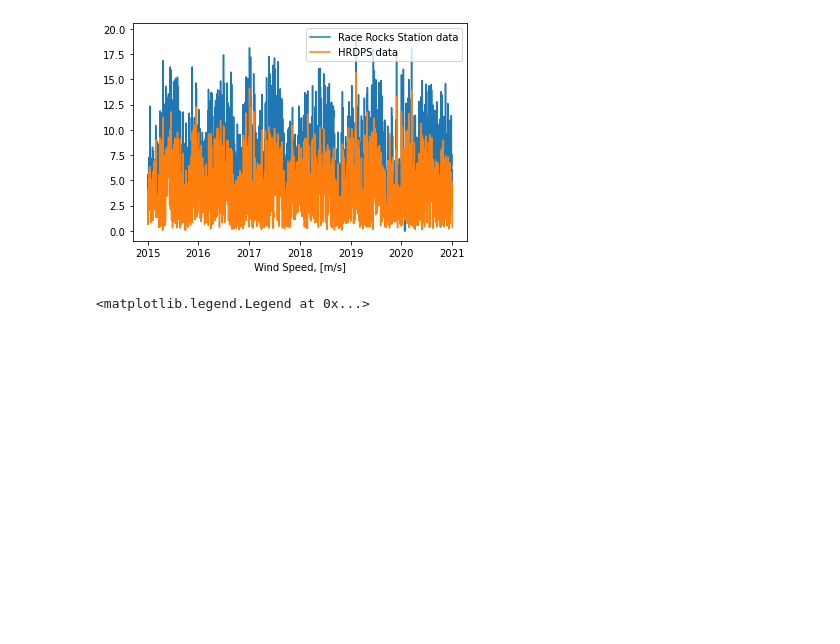
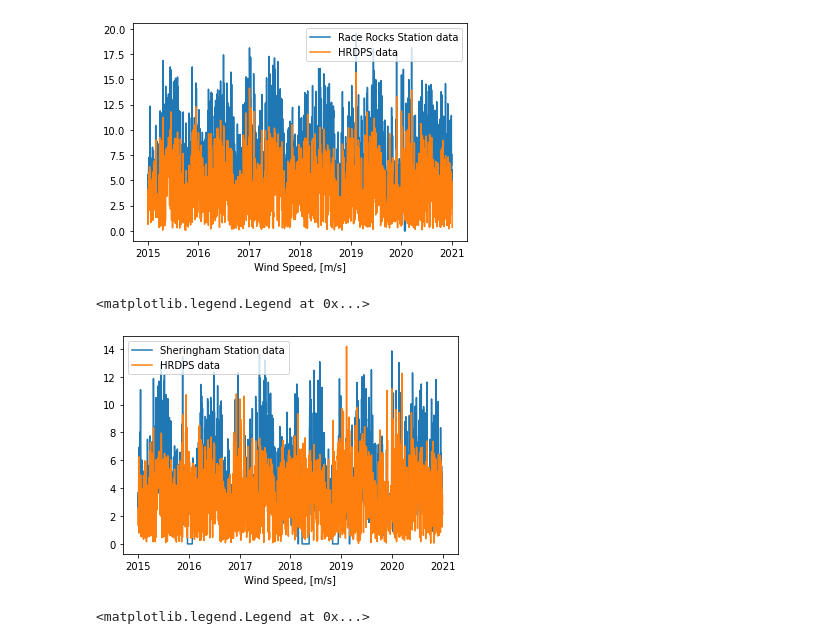
Before and after one commit to rbeutel/eosc510, a Jupyter notebook: Station_HRDPS.ipynb, the cells around one changed output. Saved outputs shown, nothing was run; the diff lists cells and outputs as text; code cells hidden in the pictures; blank space fills up the shorter version.

```diff
--- a/Station_HRDPS.ipynb
+++ b/Station_HRDPS.ipynb
@@ -72,6 +52,9 @@ RR_davg = RR_davg.drop([datetime.datetime(2016,2,29),datetime.datetime(2020,2,29
 # %%
-#flip the racerocks direction data so that it is the same way that ocenaographers look at it
+#flip the direction data so that it is the same way that ocenaographers look at it
 for i in range(len(RR_davg['Wind Dir (10s deg)'])):
     RR_davg['Wind Dir (10s deg)'][i]=RR_davg['Wind Dir (10s deg)'][i]+18
+    SH_davg['Wind Dir (10s deg)'][i]=SH_davg['Wind Dir (10s deg)'][i]+18
     if RR_davg['Wind Dir (10s deg)'][i]>=36:
         RR_davg['Wind Dir (10s deg)'][i]=RR_davg['Wind Dir (10s deg)'][i]-36
+    if SH_davg['Wind Dir (10s deg)'][i]>=36:
+        SH_davg['Wind Dir (10s deg)'][i]=SH_davg['Wind Dir (10s deg)'][i]-36
@@ -108,11 +72,11 @@ def find_nearest(array, value):
 lat = racerocks['Latitude (y)'][0]
 lon = racerocks['Longitude (x)'][0]+360 #the lat and lon we want to aim for
 buffer = 0.01 #play around in this until narrowed in on one best values
-ind=0
+ind_RR=0
 
 for i in range(len(hrdps_lon)):
     if hrdps_lon[i] > (lon-buffer) and hrdps_lon[i] < (lon+buffer) and hrdps_lat[i] > (lat-buffer) and hrdps_lat[i] < (lat+buffer):
-        ind=i
+        ind_RR=i
 
 # closest = find_nearest(hrdps_lat,racerocks['Latitude (y)'][0])
 # lat_ind = np.where(hrdps_lat == closest)[0][0]
@@ -120,6 +84,6 @@ for i in range(len(hrdps_lon)):
 # closest = find_nearest(hrdps_lon,racerocks['Longitude (x)'][0]+360)
 # lon_ind = np.where(hrdps_lon == closest)[0][0]
 
-print('HRDPS closest lat= '+str(hrdps_lat[ind])+', closest lon= '+str(hrdps_lon[ind]))
+print('HRDPS closest lat= '+str(hrdps_lat[ind_RR])+', closest lon= '+str(hrdps_lon[ind_RR]))
 # %% [output]
 HRDPS closest lat= 48.29035764694796, closest lon= 236.4652931642128
@@ -130,0 +92,11 @@ direc_eigvecs = direc_eigvecs[:,ind]
+# %%
+lat = sheringham['Latitude (y)'][0]
+lon = sheringham['Longitude (x)'][0]+360 #the lat and lon we want to aim for
+buffer = 0.01 #play around in this until narrowed in on one best values
+ind_SH=0
+
+for i in range(len(hrdps_lon)):
+    if hrdps_lon[i] > (lon-buffer) and hrdps_lon[i] < (lon+buffer) and hrdps_lat[i] > (lat-buffer) and hrdps_lat[i] < (lat+buffer):
+        ind_SH=i
+
+print('HRDPS closest lat= '+str(hrdps_lat[ind_SH])+', closest lon= '+str(hrdps_lon[ind_SH]))
@@ -146,5 +120,8 @@ for i in range(np.shape(direc_temp)[0]):
     direc_hrdps[:,i] = np.reshape(direc_temp[i],(np.shape(direc_temp)[1]*np.shape(direc_temp)[2],))
 # %%
 #trim so that its just the index we care about
-speed_hrdps=speed_hrdps[ind,:]
-direc_hrdps=direc_hrdps[ind,:]
+speed_hrdps_RR=speed_hrdps[ind_RR,:]
+direc_hrdps_RR=direc_hrdps[ind_RR,:]
+
+speed_hrdps_SH=speed_hrdps[ind_SH,:]
+direc_hrdps_SH=direc_hrdps[ind_SH,:]
@@ -158,4 +136,13 @@ plt.legend()
 # %% [output]
 <matplotlib.legend.Legend at 0x...>
 [figure]
+# %%
+#plot comparison to sheringham
+plt.plot(time2015,SH_davg['Wind Spd (km/h)']*1000*(1/3600),label='Sheringham Station data')
+plt.plot(time2015,speed_hrdps_SH, label='HRDPS data')
+plt.xlabel('Wind Speed, [m/s]')
+plt.legend()
+# %% [output]
+<matplotlib.legend.Legend at 0x...>
+[figure, added]
 # %%
```
Also changed, not shown: parts of 24 cells of this notebook, 2 other files.
